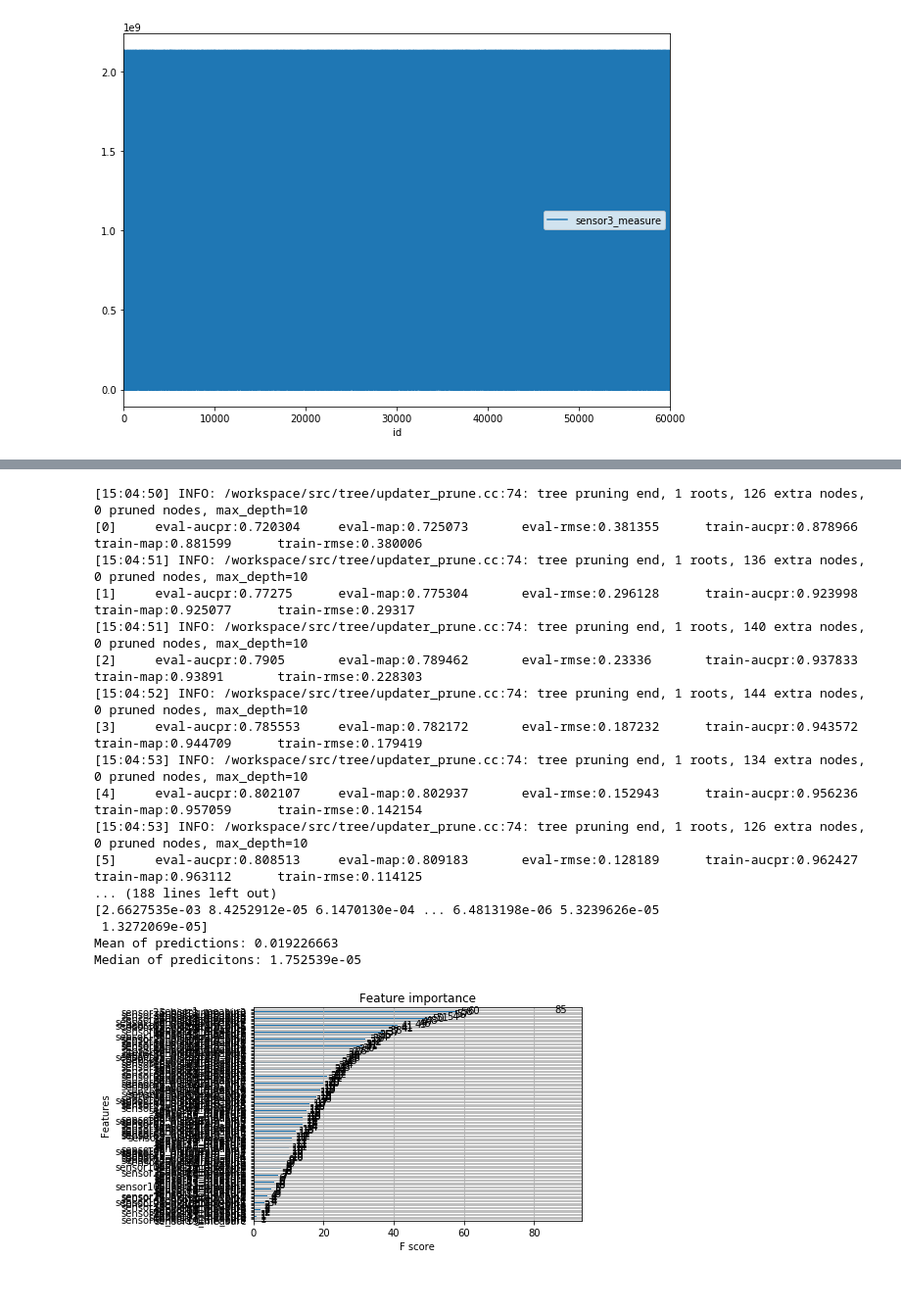
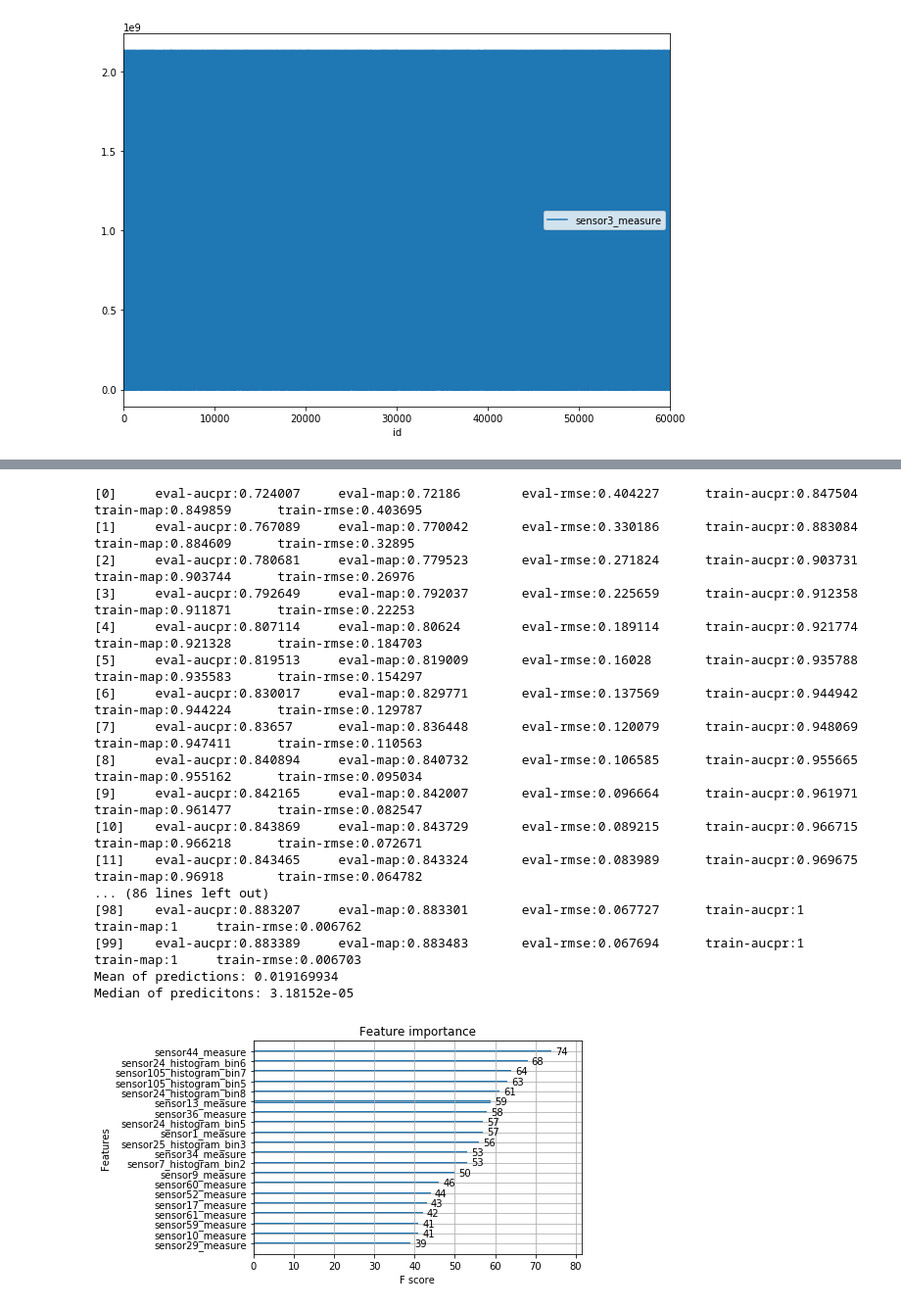
Before and after one commit to jKyuery/TAMU_Datathon, a Jupyter notebook: conoco_tamu_datathon.ipynb, the cells around one changed output, grey strips where cells are left out. Shown at 98% size. Cells and saved outputs as stored; diff of their text form; code cells hidden in the pictures.

Commit message:
Updated notebook source code
more comments and deleted extraneous code

```diff
--- a/conoco_tamu_datathon.ipynb
+++ b/conoco_tamu_datathon.ipynb
@@ -34,0 +5,10 @@ col_test = test_df.columns
+# %%
+import pandas as pd
+import numpy as np
+
+# these are our test and train dataframes
+test_df = pd.read_csv('/kaggle/input/equipfails/equip_failures_test_set.csv')
+train_df = pd.read_csv('/kaggle/input/equipfails/equip_failures_training_set.csv')
+
+col = train_df.columns
+col_test = test_df.columns
@@ -86,64 +142,51 @@ imputed_test_df = pd.DataFrame(imputed_test_df, columns=col_test)
 # %%
 import xgboost as xgb
-#dtrain = xgb.DMatrix(imputed_train_df.iloc[0:300, 2:], label=imputed_train_df['target'])
-#dtest = xgb.DMatrix(imputed_test_df.iloc[0:300, 2:], label=imputed_test_df['target'])
-
 from sklearn.model_selection import train_test_split
 
 trainSet, validationSet = train_test_split(imputed_train_df, test_size=0.5)
 
 dtrain = xgb.DMatrix(trainSet.iloc[:, 2:], label=trainSet['target'])
 dtest = xgb.DMatrix(validationSet.iloc[:, 2:], label=validationSet['target'])
 true_test = xgb.DMatrix(imputed_test_df.iloc[:, 1:])
 
-param = {'max_depth':10, 'eta':0.25, 'verbosity':2, 'objective':'binary:logistic', 'alpha':0.5}
+# Binary:logistic is the objective function chosen for its output classifications with values [0,1]
+param = {'max_depth':7, 'eta':0.2, 'verbosity':1, 'objective':'binary:logistic', 'alpha':0.5}
 param['nthread'] = 6
 param['eval_metric'] = ['aucpr', 'map', 'rmse']
-
 num_rounds = 100
-
 evallist = [(dtest, 'eval'), (dtrain, 'train')]
-
 
 model = xgb.train(param, dtrain, num_rounds, evallist)
 prediction = model.predict(true_test)
 
-np.set_printoptions(threshold=1000)
-print(prediction)
 print("Mean of predictions: " + str(np.mean(prediction)))
 print("Median of predicitons: " + str(np.median(prediction)))
-
-xgb.plot_importance(model)
+# print("FSCORE: " + str(model.get_fscore()))
+xgb.plot_importance(model, max_num_features=20)
 xgb.to_graphviz(model)
 
-# plt.style.use('classic')
-# x = np.linspace(0, 10, 30)
-# y = prediction
-
-# plt.plot(x, y, 'o', color='black')
-
-
+# XGB returns a probability rather than binary 1/0, so we will perform a split on 0.5
 for count in range(len(prediction)):
-    if(prediction[count] > .5):
+    if(prediction[count] >= 0.5):
       prediction[count] = 1
     else:
       prediction[count] = 0
 # %% [output]
-[15:04:50] INFO: /workspace/src/tree/updater_prune.cc:74: tree pruning end, 1 roots, 126 extra nodes, 0 pruned nodes, max_depth=10
-[0]     eval-aucpr:0.720304     eval-map:0.725073       eval-rmse:0.381355      train-aucpr:0.878966    train-map:0.881599      train-rmse:0.380006
-[15:04:51] INFO: /workspace/src/tree/updater_prune.cc:74: tree pruning end, 1 roots, 136 extra nodes, 0 pruned nodes, max_depth=10
-[1]     eval-aucpr:0.77275      eval-map:0.775304       eval-rmse:0.296128      train-aucpr:0.923998    train-map:0.925077      train-rmse:0.29317
-[15:04:51] INFO: /workspace/src/tree/updater_prune.cc:74: tree pruning end, 1 roots, 140 extra nodes, 0 pruned nodes, max_depth=10
-[2]     eval-aucpr:0.7905       eval-map:0.789462       eval-rmse:0.23336       train-aucpr:0.937833    train-map:0.93891       train-rmse:0.228303
-[15:04:52] INFO: /workspace/src/tree/updater_prune.cc:74: tree pruning end, 1 roots, 144 extra nodes, 0 pruned nodes, max_depth=10
-[3]     eval-aucpr:0.785553     eval-map:0.782172       eval-rmse:0.187232      train-aucpr:0.943572    train-map:0.944709      train-rmse:0.179419
-[15:04:53] INFO: /workspace/src/tree/updater_prune.cc:74: tree pruning end, 1 roots, 134 extra nodes, 0 pruned nodes, max_depth=10
-[4]     eval-aucpr:0.802107     eval-map:0.802937       eval-rmse:0.152943      train-aucpr:0.956236    train-map:0.957059      train-rmse:0.142154
-[15:04:53] INFO: /workspace/src/tree/updater_prune.cc:74: tree pruning end, 1 roots, 126 extra nodes, 0 pruned nodes, max_depth=10
-[5]     eval-aucpr:0.808513     eval-map:0.809183       eval-rmse:0.128189      train-aucpr:0.962427    train-map:0.963112      train-rmse:0.114125
-... (188 lines left out)
-[2.6627535e-03 8.4252912e-05 6.1470130e-04 ... 6.4813198e-06 5.3239626e-05
- 1.3272069e-05]
-Mean of predictions: 0.019226663
-Median of predicitons: 1.752539e-05
+[0]     eval-aucpr:0.724007     eval-map:0.72186        eval-rmse:0.404227      train-aucpr:0.847504    train-map:0.849859      train-rmse:0.403695
+[1]     eval-aucpr:0.767089     eval-map:0.770042       eval-rmse:0.330186      train-aucpr:0.883084    train-map:0.884609      train-rmse:0.32895
+[2]     eval-aucpr:0.780681     eval-map:0.779523       eval-rmse:0.271824      train-aucpr:0.903731    train-map:0.903744      train-rmse:0.26976
+[3]     eval-aucpr:0.792649     eval-map:0.792037       eval-rmse:0.225659      train-aucpr:0.912358    train-map:0.911871      train-rmse:0.22253
+[4]     eval-aucpr:0.807114     eval-map:0.80624        eval-rmse:0.189114      train-aucpr:0.921774    train-map:0.921328      train-rmse:0.184703
+[5]     eval-aucpr:0.819513     eval-map:0.819009       eval-rmse:0.16028       train-aucpr:0.935788    train-map:0.935583      train-rmse:0.154297
+[6]     eval-aucpr:0.830017     eval-map:0.829771       eval-rmse:0.137569      train-aucpr:0.944942    train-map:0.944224      train-rmse:0.129787
+[7]     eval-aucpr:0.83657      eval-map:0.836448       eval-rmse:0.120079      train-aucpr:0.948069    train-map:0.947411      train-rmse:0.110563
+[8]     eval-aucpr:0.840894     eval-map:0.840732       eval-rmse:0.106585      train-aucpr:0.955665    train-map:0.955162      train-rmse:0.095034
+[9]     eval-aucpr:0.842165     eval-map:0.842007       eval-rmse:0.096664      train-aucpr:0.961971    train-map:0.961477      train-rmse:0.082547
+[10]    eval-aucpr:0.843869     eval-map:0.843729       eval-rmse:0.089215      train-aucpr:0.966715    train-map:0.966218      train-rmse:0.072671
+[11]    eval-aucpr:0.843465     eval-map:0.843324       eval-rmse:0.083989      train-aucpr:0.969675    train-map:0.96918       train-rmse:0.064782
+... (86 lines left out)
+[98]    eval-aucpr:0.883207     eval-map:0.883301       eval-rmse:0.067727      train-aucpr:1   train-map:1     train-rmse:0.006762
+[99]    eval-aucpr:0.883389     eval-map:0.883483       eval-rmse:0.067694      train-aucpr:1   train-map:1     train-rmse:0.006703
+Mean of predictions: 0.019169934
+Median of predicitons: 3.18152e-05
-[figure, old version]
+[figure, new version]
```
Also changed, not shown: parts of 14 cells of this notebook.
